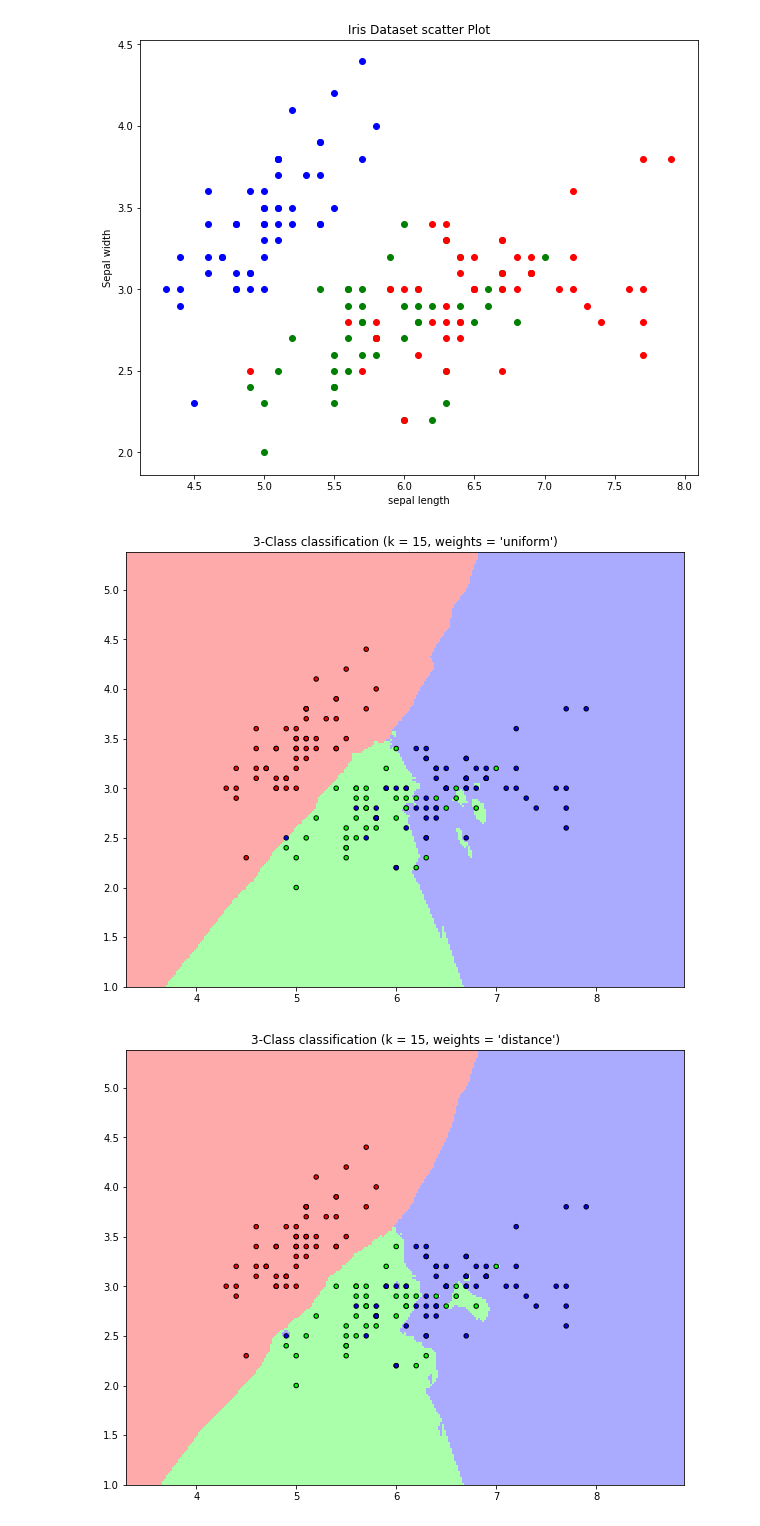
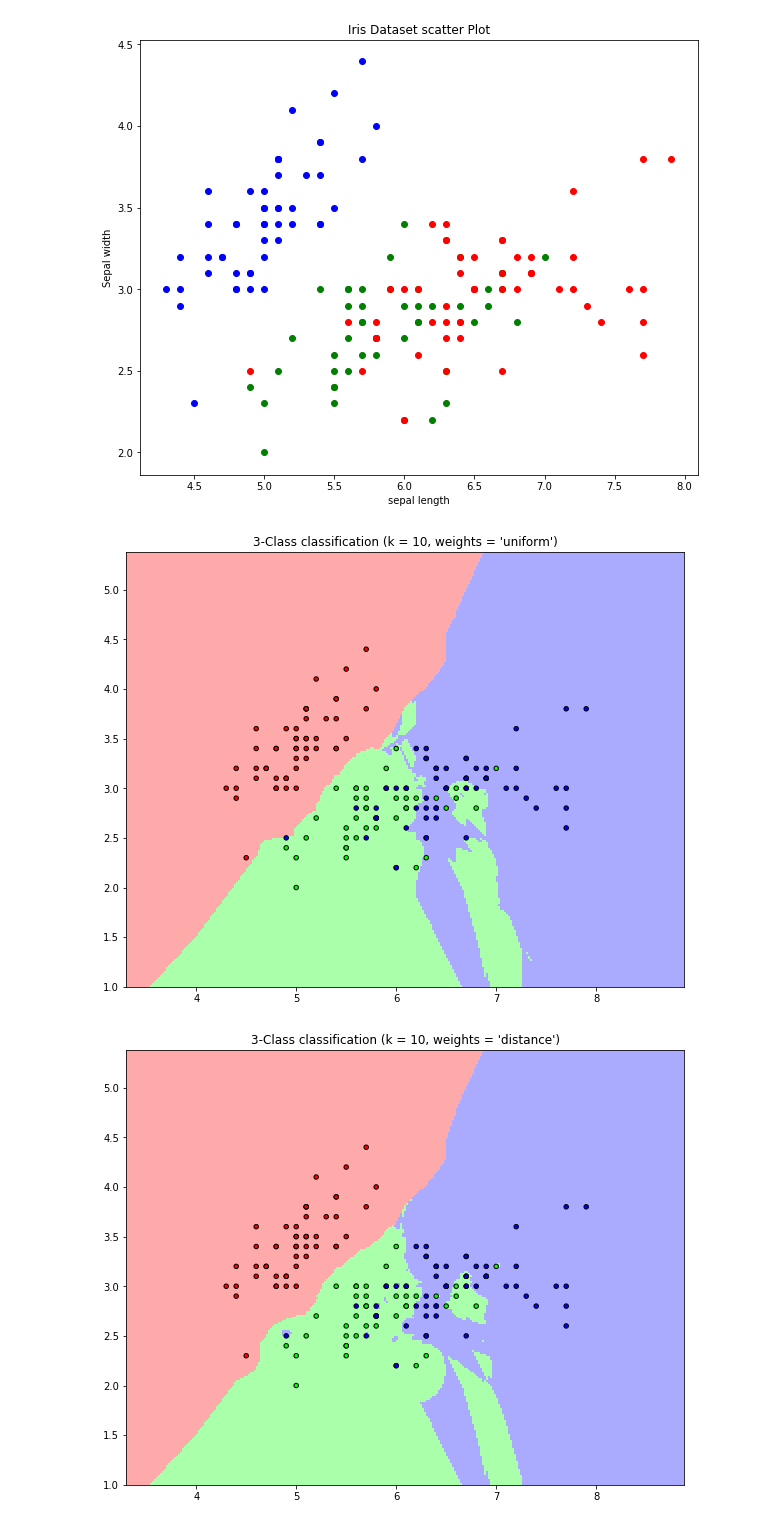
Before and after one commit to test112358/notebook-review, a Jupyter notebook: Untitled.ipynb, the cells around one changed output. Drawn from its saved outputs; the diff is of its cells as text; code cells hidden in the pictures.

```diff
--- a/Untitled.ipynb
+++ b/Untitled.ipynb
@@ -76,7 +76,7 @@ import matplotlib.pyplot as plt
 from matplotlib.colors import ListedColormap
 from sklearn import neighbors, datasets
 
-n_neighbors = 15
+n_neighbors = 10
 
 # we only take the first two features. We could avoid this ugly
 # slicing by using a two-dim dataset
@@ -90,32 +90,32 @@ cmap_light = ListedColormap(['#FFAAAA', '#AAFFAA', '#AAAAFF'])
 cmap_bold = ListedColormap(['#FF0000', '#00FF00', '#0000FF'])
 
 for weights in ['uniform', 'distance']:
     # we create an instance of Neighbours Classifier and fit the data.
     clf = neighbors.KNeighborsClassifier(n_neighbors, weights=weights)
     clf.fit(X, y)
 
     # Plot the decision boundary. For that, we will assign a color to each
     # point in the mesh [x_min, x_max]x[y_min, y_max].
     x_min, x_max = X[:, 0].min() - 1, X[:, 0].max() + 1
     y_min, y_max = X[:, 1].min() - 1, X[:, 1].max() + 1
     xx, yy = np.meshgrid(np.arange(x_min, x_max, h),
                          np.arange(y_min, y_max, h))
     Z = clf.predict(np.c_[xx.ravel(), yy.ravel()])
 
     # Put the result into a color plot
     Z = Z.reshape(xx.shape)
     plt.figure()
     plt.pcolormesh(xx, yy, Z, cmap=cmap_light)
 
     # Plot also the training points
     plt.scatter(X[:, 0], X[:, 1], c=y, cmap=cmap_bold,
                 edgecolor='k', s=20)
     plt.xlim(xx.min(), xx.max())
     plt.ylim(yy.min(), yy.max())
     plt.title("3-Class classification (k = %i, weights = '%s')"
               % (n_neighbors, weights))
 
 plt.show()
 # %% [output]
-[figure, old version]
+[figure, new version]
-[figure, old version]
+[figure, new version]
```
